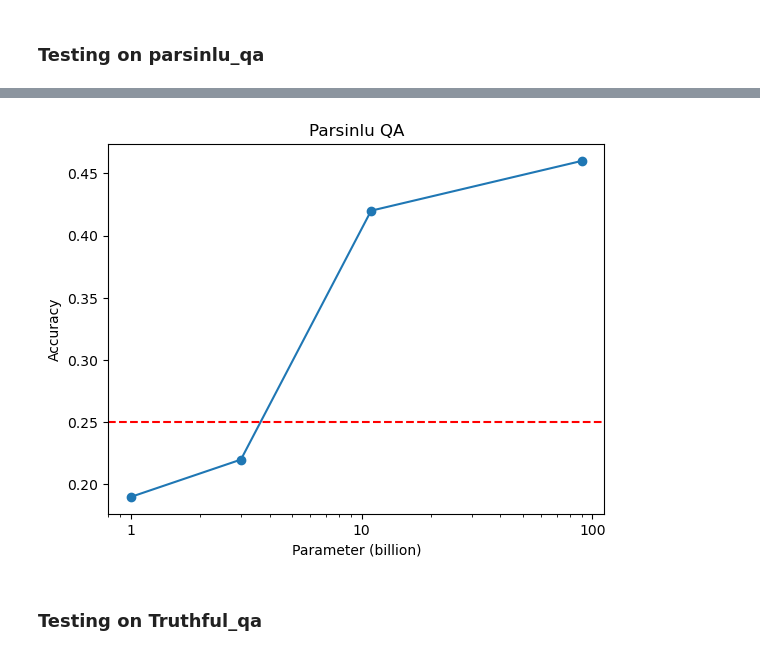
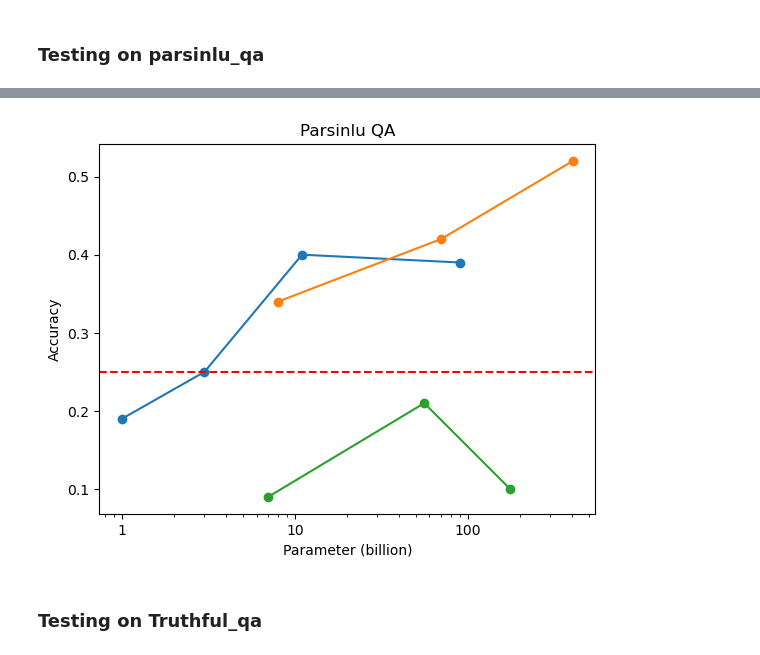
Before and after one commit to ShawnaSong/CS598TZ_24FA, a Jupyter notebook: CS598TZ_llama3test.ipynb, the cells around one changed output, grey strips where cells are left out. Cells and saved outputs as stored; diff of their text form; code cells hidden in the pictures.

Commit message:
figure updated

```diff
--- a/CS598TZ_llama3test.ipynb
+++ b/CS598TZ_llama3test.ipynb
@@ -634,22 +705,27 @@ Accuracy for llama3.2-1b: 19.00%
 # %%
 import matplotlib.pyplot as plt
 import numpy as np
 from matplotlib.ticker import LogFormatter, LogLocator
 
 x = np.array([1, 3, 11, 90])
-y = [0.19, 0.22, 0.42, 0.46]
-
-plt.plot(x, y, marker='o', linestyle='-')
+y = [0.19, 0.25, 0.40, 0.39]
+plt.plot(x, y, marker='o', linestyle='-', label='llama3.2')
+x = np.array([8, 70, 405])
+y = [0.34, 0.42, 0.52]
+plt.plot(x, y, marker='o', linestyle='-', label='llama3.1')
+x = np.array([7, 8*7, 8*22])
+y = [0.09, 0.21, 0.10]
+plt.plot(x, y, marker='o', linestyle='-', label='mixtral')
 plt.xscale('log')
 plt.gca().xaxis.set_major_formatter(LogFormatter(base=10.0, labelOnlyBase=True))
 plt.gca().xaxis.set_minor_locator(LogLocator(base=10.0, subs=np.arange(2, 10) * 0.1, numticks=10))
 plt.axhline(y=0.25, color='red', linestyle='--', label='Baseline: 0.25')
 plt.title("Parsinlu QA")
 plt.xlabel("Parameter (billion)")
 plt.ylabel("Accuracy")
 plt.show()
 # %% [output]
-[figure, old version]
+[figure, new version]
 # %%
 model_variants = [
     'Qwen1.5-0.5B-Chat',
```
Also changed, not shown: parts of 18 cells of this notebook, 1 other file.
